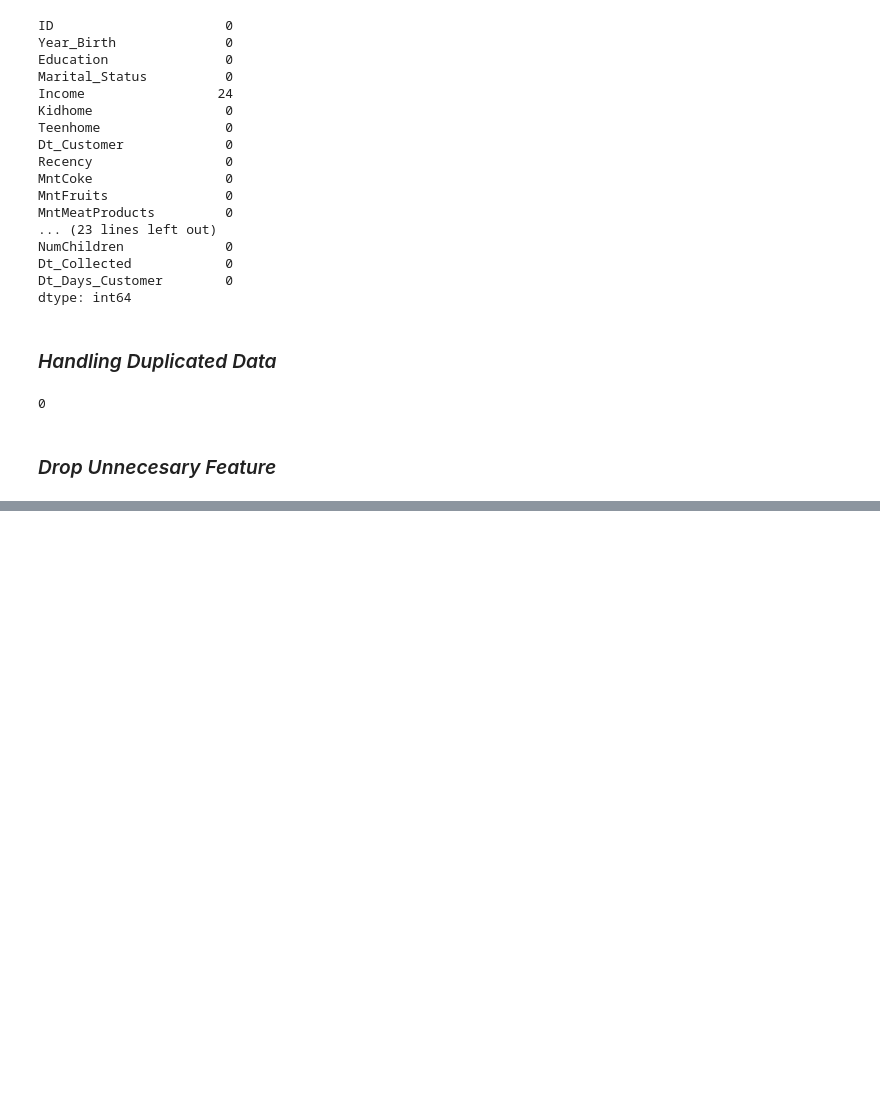
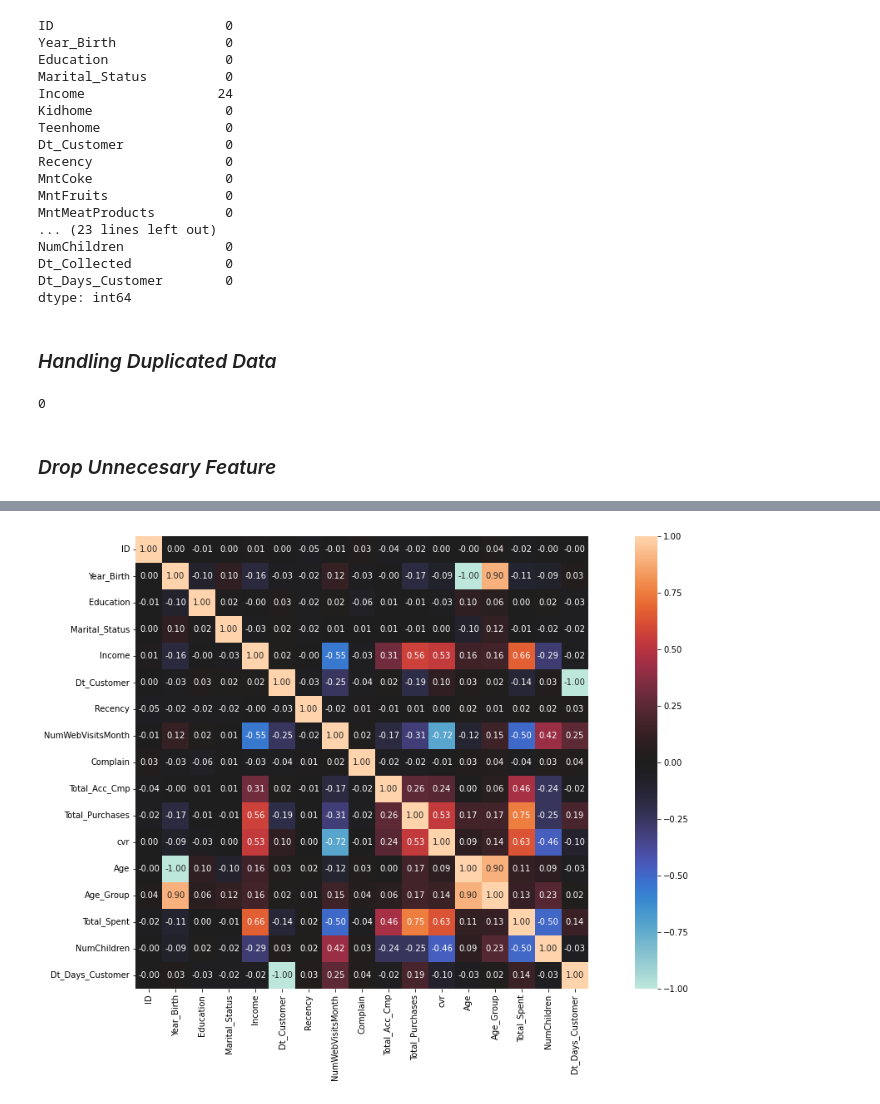
Before and after one commit to zuliusbanget/Predict-Customer-Personality-to-Boost-Marketing-Campaign-by-Using-Machine-Learning, a Jupyter notebook: 2. Data Cleaning and Preprocessing/Week 2.ipynb, the cells around one changed output, grey strips where cells are left out. Drawn from its saved outputs; the diff is of its cells as text; code cells hidden in the pictures; blank space fills up the shorter version.

```diff
--- a/2. Data Cleaning and Preprocessing/Week 2.ipynb
+++ b/2. Data Cleaning and Preprocessing/Week 2.ipynb
@@ -162,4 +162,4 @@ df.duplicated().sum()
 df.drop(['AcceptedCmp1','AcceptedCmp2','AcceptedCmp3','AcceptedCmp4','AcceptedCmp5',
                 'NumDealsPurchases','NumWebPurchases','NumCatalogPurchases','NumStorePurchases',
                 'MntCoke','MntFishProducts','MntFruits','MntMeatProducts','MntSweetProducts', 'MntGoldProds',
-                'Kidhome','Teenhome', 'Response'], inplace=True, axis=1)
+                'Kidhome','Teenhome', 'Response','Z_CostContact','Z_Revenue','Dt_Collected'], inplace=True, axis=1)
@@ -165,0 +192,5 @@ df.drop(['AcceptedCmp1','AcceptedCmp2','AcceptedCmp3','AcceptedCmp4','AcceptedCm
+# %%
+fig, ax = plt.subplots(figsize=(20, 10))
+associations(df, ax=ax);
+# %% [output]
+[figure, added]
```
Also changed, not shown: parts of 22 cells of this notebook.
